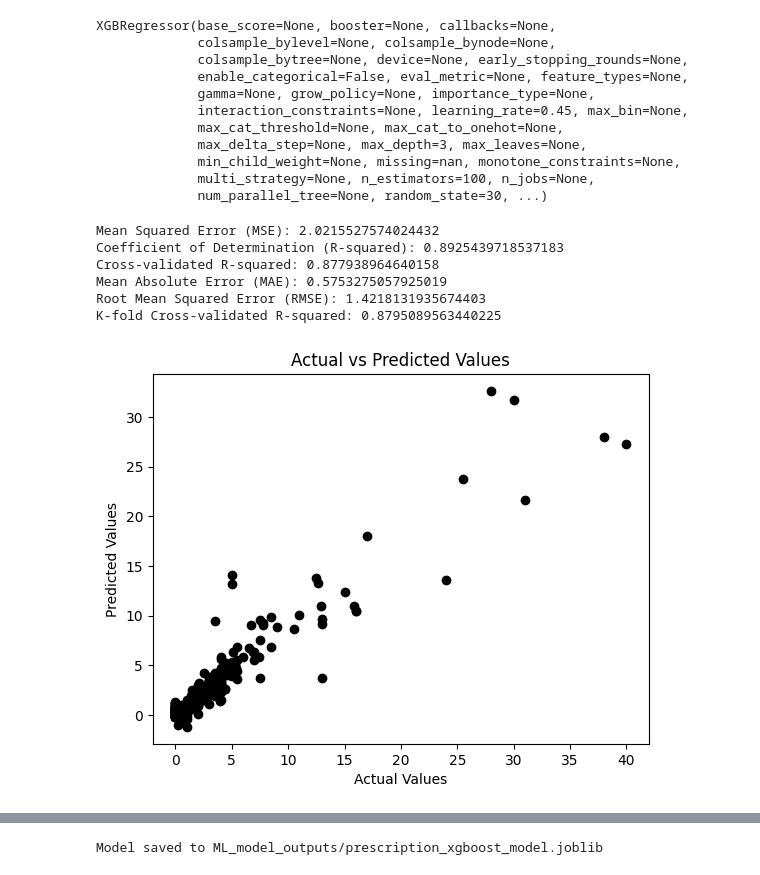
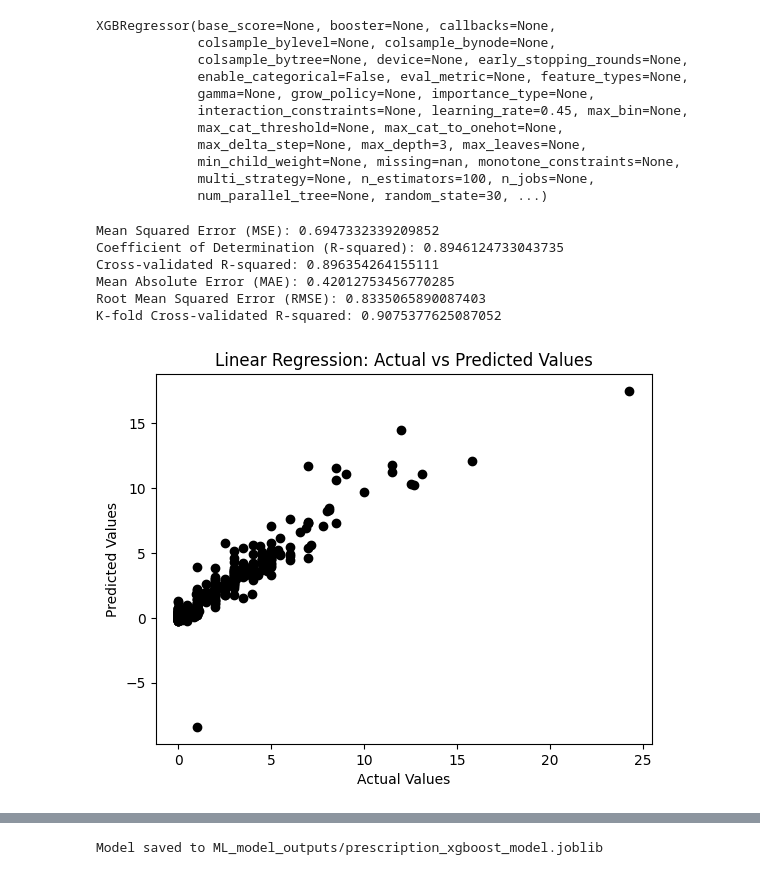
Before and after one commit to twarep/electrifly, a Jupyter notebook: Prescription_XGBoost_model.ipynb, the cells around one changed output, grey strips where cells are left out. Drawn from its saved outputs; the diff is of its cells as text; code cells hidden in the pictures.

Commit message:
completed model update

```diff
--- a/Prescription_XGBoost_model.ipynb
+++ b/Prescription_XGBoost_model.ipynb
@@ -8,6 +17,11 @@ import numpy as np
 # %%
 all_data = pd.read_csv("ml_model_outputs/all_data.csv")
+# %%
+encoded_data  = one_hot(all_data, "activity", "is")
+X = pd.merge(all_data, encoded_data, on=["unique_data_identifier"])
+Y = X["soc_delta"].to_numpy()
+X.drop(columns=["soc_delta", "activity",  "id", "unique_data_identifier"], inplace=True)
 # %%
 # Split the data into train and test sets
-train_data, test_data = train_test_split(all_data, test_size=0.3, random_state=42)
+train_X, test_X, train_y, test_y = train_test_split(X, Y, test_size=0.3, random_state=43)
 # %%
@@ -92,12 +39,11 @@ Unique classes in final_train_y (after replacing '28' with '11'): [ 0.    0.04
 # %%
 from xgboost import XGBRegressor
-from sklearn.metrics import mean_squared_error, r2_score
 
 # Create an XGBoost Regressor
 xgb_model = XGBRegressor(n_estimators=100, random_state=30, max_depth=3, learning_rate=0.45)
 
 # Train the model on the training data
-xgb_model.fit(final_train_x, final_train_y_replaced)
+xgb_model.fit(train_X, train_y)
 # %% [output]
 XGBRegressor(base_score=None, booster=None, callbacks=None,
              colsample_bylevel=None, colsample_bynode=None,
@@ -117,63 +59,63 @@ if 'activity_is_power on stall' not in final_test_x.columns:
 # %%
-# Make predictions on the test data
-y_pred = xgb_model.predict(final_test_x)
+# Make predictions using the testing set
+y_pred = xgb_model.predict(test_X)
 # %%
 from sklearn.model_selection import cross_val_score
 from sklearn.metrics import mean_squared_error, r2_score, mean_absolute_error, mean_squared_error
 
 # Mean Squared Error (MSE)
-mse = mean_squared_error(final_test_y, y_pred)
+mse = mean_squared_error(test_y, y_pred)
 print(f'Mean Squared Error (MSE): {mse}')
 
 # Coefficient of Determination (R-squared)
-r_squared = r2_score(final_test_y, y_pred)
+r_squared = r2_score(test_y, y_pred)
 print(f'Coefficient of Determination (R-squared): {r_squared}')
 
 # K-fold Cross-Validation for R-squared
-cross_val_r_squared = cross_val_score(xgb_model, final_train_x, final_train_y, cv=5, scoring='r2')
+cross_val_r_squared = cross_val_score(xgb_model, train_X, train_y, cv=5, scoring='r2')
 print(f'Cross-validated R-squared: {np.mean(cross_val_r_squared)}')
 
 # Mean Absolute Error (MAE)
-mae = mean_absolute_error(final_test_y, y_pred)
+mae = mean_absolute_error(test_y, y_pred)
 print(f'Mean Absolute Error (MAE): {mae}')
 
 # Root Mean Squared Error (RMSE)
-rmse = np.sqrt(mean_squared_error(final_test_y, y_pred))
+rmse = np.sqrt(mean_squared_error(test_y, y_pred))
 print(f'Root Mean Squared Error (RMSE): {rmse}')
 
 from sklearn.model_selection import cross_val_score, KFold
 
 # Define the number of folds (k)
-num_folds = 5  # You can adjust this based on your preference
+num_folds = 12  # You can adjust this based on your preference
 
 # Create a KFold object
 kf = KFold(n_splits=num_folds, shuffle=True, random_state=42)
 
 # Perform k-fold cross-validation for R-squared
-cross_val_r_squared = cross_val_score(xgb_model, final_train_x, final_train_y, cv=kf, scoring='r2')
+cross_val_r_squared = cross_val_score(xgb_model, train_X, train_y, cv=kf, scoring='r2')
 
 # Display the results
 print(f'K-fold Cross-validated R-squared: {np.mean(cross_val_r_squared)}')
 # %% [output]
-Mean Squared Error (MSE): 2.0215527574024432
-Coefficient of Determination (R-squared): 0.8925439718537183
-Cross-validated R-squared: 0.877938964640158
-Mean Absolute Error (MAE): 0.5753275057925019
-Root Mean Squared Error (RMSE): 1.4218131935674403
-K-fold Cross-validated R-squared: 0.8795089563440225
+Mean Squared Error (MSE): 0.6947332339209852
+Coefficient of Determination (R-squared): 0.8946124733043735
+Cross-validated R-squared: 0.896354264155111
+Mean Absolute Error (MAE): 0.42012753456770285
+Root Mean Squared Error (RMSE): 0.8335065890087403
+K-fold Cross-validated R-squared: 0.9075377625087052
 # %%
 import matplotlib.pyplot as plt
 
 # Plot outputs
-plt.scatter(final_test_y, y_pred, color="black")
+plt.scatter(test_y, y_pred, color="black")
 
 plt.xlabel("Actual Values")
 plt.ylabel("Predicted Values")
-plt.title("Actual vs Predicted Values")
+plt.title("Linear Regression: Actual vs Predicted Values")
 
 plt.show()
 # %% [output]
-[figure, old version]
+[figure, new version]
 # %%
 # Get feature importances
 feature_importances = xgb_model.feature_importances_
```
Also changed, not shown: parts of 13 cells of this notebook, 13 other files.
